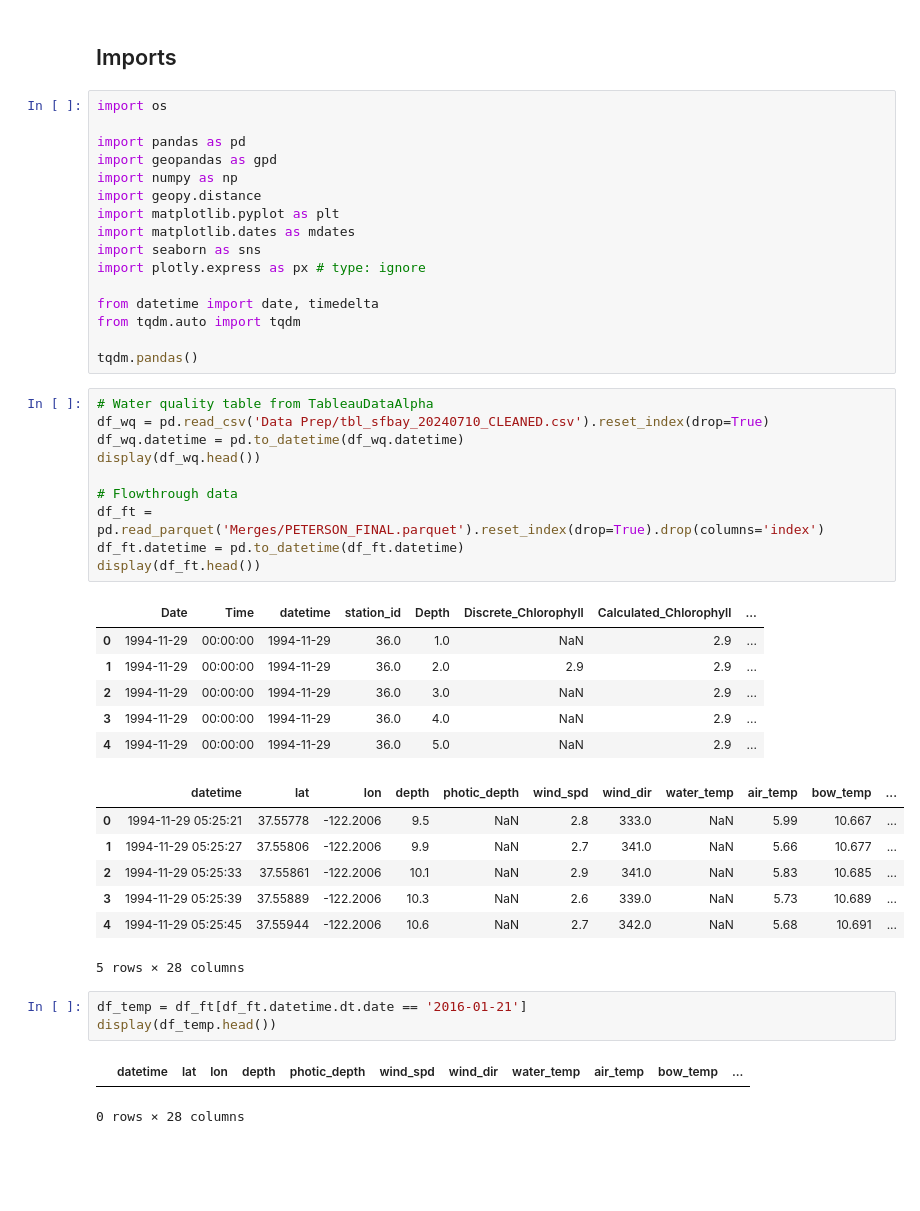
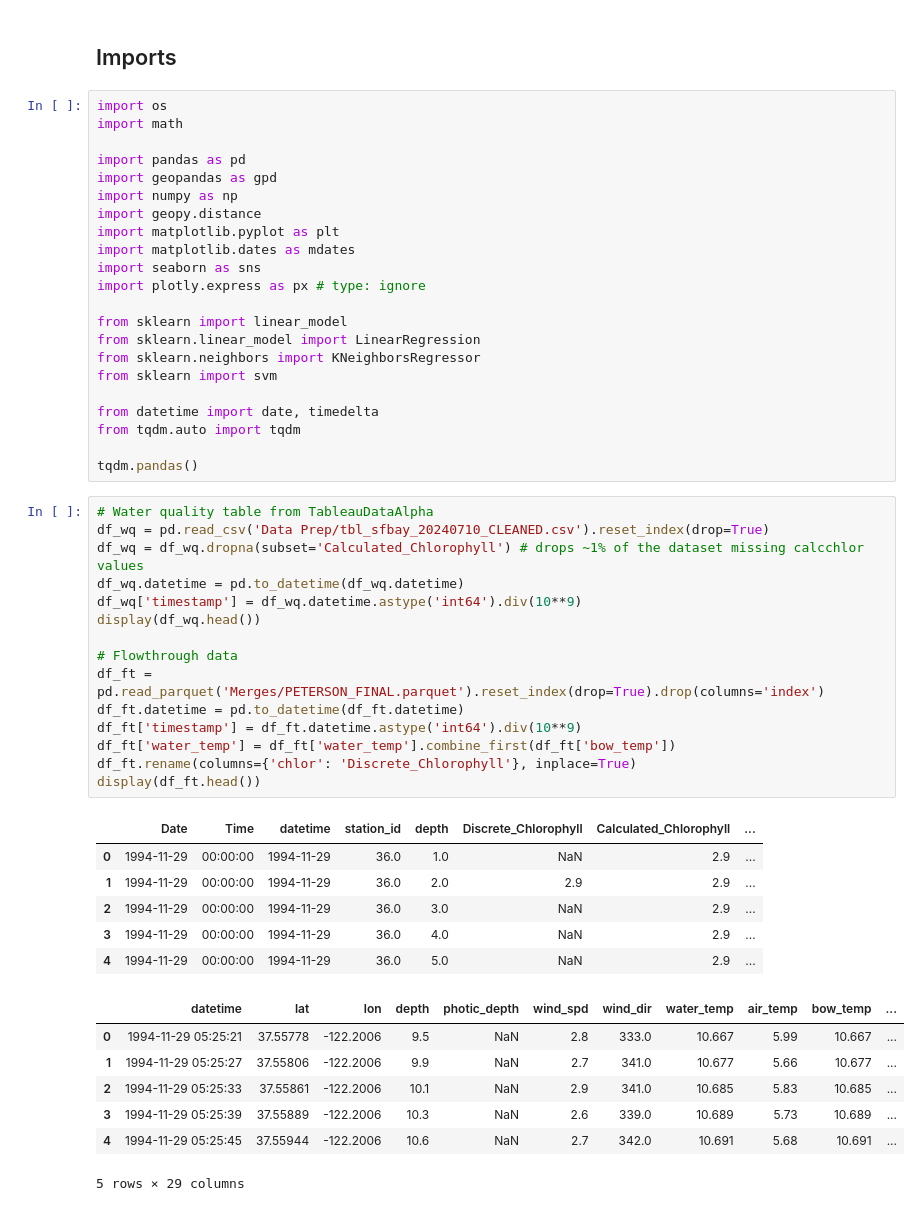
Before and after one commit to AlekWithK/PetersonFlowThrough, a Jupyter notebook: regression.ipynb, the cells around one changed output. Cells and saved outputs as stored; diff of their text form; blank space fills up the shorter version.

Commit message:
regression modelling

```diff
--- a/regression.ipynb
+++ b/regression.ipynb
@@ -2,6 +8,7 @@
 ## Imports
 # %%
 import os
+import math
 
 import pandas as pd
 import geopandas as gpd
@@ -12,6 +19,11 @@ import matplotlib.dates as mdates
 import seaborn as sns
 import plotly.express as px # type: ignore
 
+from sklearn import linear_model
+from sklearn.linear_model import LinearRegression
+from sklearn.neighbors import KNeighborsRegressor
+from sklearn import svm
+
 from datetime import date, timedelta
 from tqdm.auto import tqdm
 
@@ -19,30 +31,29 @@ tqdm.pandas()
 # %%
 # Water quality table from TableauDataAlpha
 df_wq = pd.read_csv('Data Prep/tbl_sfbay_20240710_CLEANED.csv').reset_index(drop=True)
+df_wq = df_wq.dropna(subset='Calculated_Chlorophyll') # drops ~1% of the dataset missing calcchlor values
 df_wq.datetime = pd.to_datetime(df_wq.datetime)
+df_wq['timestamp'] = df_wq.datetime.astype('int64').div(10**9)
 display(df_wq.head())
 
 # Flowthrough data
 df_ft = pd.read_parquet('Merges/PETERSON_FINAL.parquet').reset_index(drop=True).drop(columns='index')
 df_ft.datetime = pd.to_datetime(df_ft.datetime)
+df_ft['timestamp'] = df_ft.datetime.astype('int64').div(10**9)
+df_ft['water_temp'] = df_ft['water_temp'].combine_first(df_ft['bow_temp'])
+df_ft.rename(columns={'chlor': 'Discrete_Chlorophyll'}, inplace=True)
 display(df_ft.head())
 # %% [output]
-|  | Date | Time | datetime | station_id | Depth | Discrete_Chlorophyll | Calculated_Chlorophyll | ... |
+|  | Date | Time | datetime | station_id | depth | Discrete_Chlorophyll | Calculated_Chlorophyll | ... |
 | 0 | 1994-11-29 | 00:00:00 | 1994-11-29 | 36.0 | 1.0 | NaN | 2.9 | ... |
 | 1 | 1994-11-29 | 00:00:00 | 1994-11-29 | 36.0 | 2.0 | 2.9 | 2.9 | ... |
 | 2 | 1994-11-29 | 00:00:00 | 1994-11-29 | 36.0 | 3.0 | NaN | 2.9 | ... |
 | 3 | 1994-11-29 | 00:00:00 | 1994-11-29 | 36.0 | 4.0 | NaN | 2.9 | ... |
 | 4 | 1994-11-29 | 00:00:00 | 1994-11-29 | 36.0 | 5.0 | NaN | 2.9 | ... |
 |  | datetime | lat | lon | depth | photic_depth | wind_spd | wind_dir | water_temp | air_temp | bow_temp | ... |
-| 0 | 1994-11-29 05:25:21 | 37.55778 | -122.2006 | 9.5 | NaN | 2.8 | 333.0 | NaN | 5.99 | 10.667 | ... |
-| 1 | 1994-11-29 05:25:27 | 37.55806 | -122.2006 | 9.9 | NaN | 2.7 | 341.0 | NaN | 5.66 | 10.677 | ... |
-| 2 | 1994-11-29 05:25:33 | 37.55861 | -122.2006 | 10.1 | NaN | 2.9 | 341.0 | NaN | 5.83 | 10.685 | ... |
-| 3 | 1994-11-29 05:25:39 | 37.55889 | -122.2006 | 10.3 | NaN | 2.6 | 339.0 | NaN | 5.73 | 10.689 | ... |
-| 4 | 1994-11-29 05:25:45 | 37.55944 | -122.2006 | 10.6 | NaN | 2.7 | 342.0 | NaN | 5.68 | 10.691 | ... |
+| 0 | 1994-11-29 05:25:21 | 37.55778 | -122.2006 | 9.5 | NaN | 2.8 | 333.0 | 10.667 | 5.99 | 10.667 | ... |
+| 1 | 1994-11-29 05:25:27 | 37.55806 | -122.2006 | 9.9 | NaN | 2.7 | 341.0 | 10.677 | 5.66 | 10.677 | ... |
+| 2 | 1994-11-29 05:25:33 | 37.55861 | -122.2006 | 10.1 | NaN | 2.9 | 341.0 | 10.685 | 5.83 | 10.685 | ... |
+| 3 | 1994-11-29 05:25:39 | 37.55889 | -122.2006 | 10.3 | NaN | 2.6 | 339.0 | 10.689 | 5.73 | 10.689 | ... |
+| 4 | 1994-11-29 05:25:45 | 37.55944 | -122.2006 | 10.6 | NaN | 2.7 | 342.0 | 10.691 | 5.68 | 10.691 | ... |
-5 rows × 28 columns
+5 rows × 29 columns
-# %%
-df_temp = df_ft[df_ft.datetime.dt.date == '2016-01-21']
-display(df_temp.head())
-# %% [output]
-|  | datetime | lat | lon | depth | photic_depth | wind_spd | wind_dir | water_temp | air_temp | bow_temp | ... |
-0 rows × 28 columns
```
Also changed, not shown: parts of 9 cells of this notebook, 2 other files.
